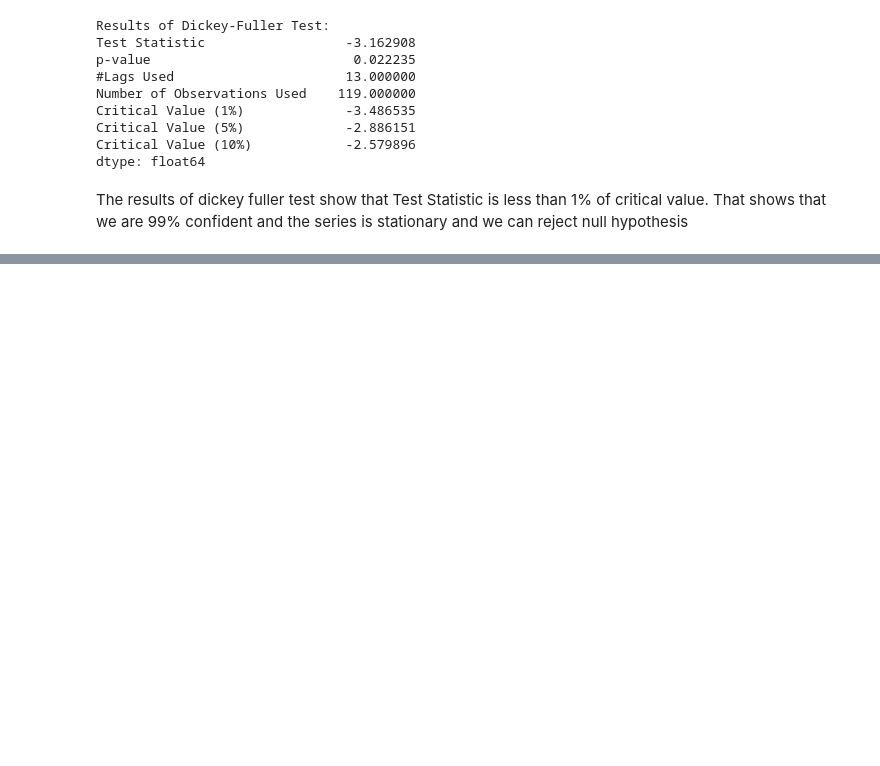
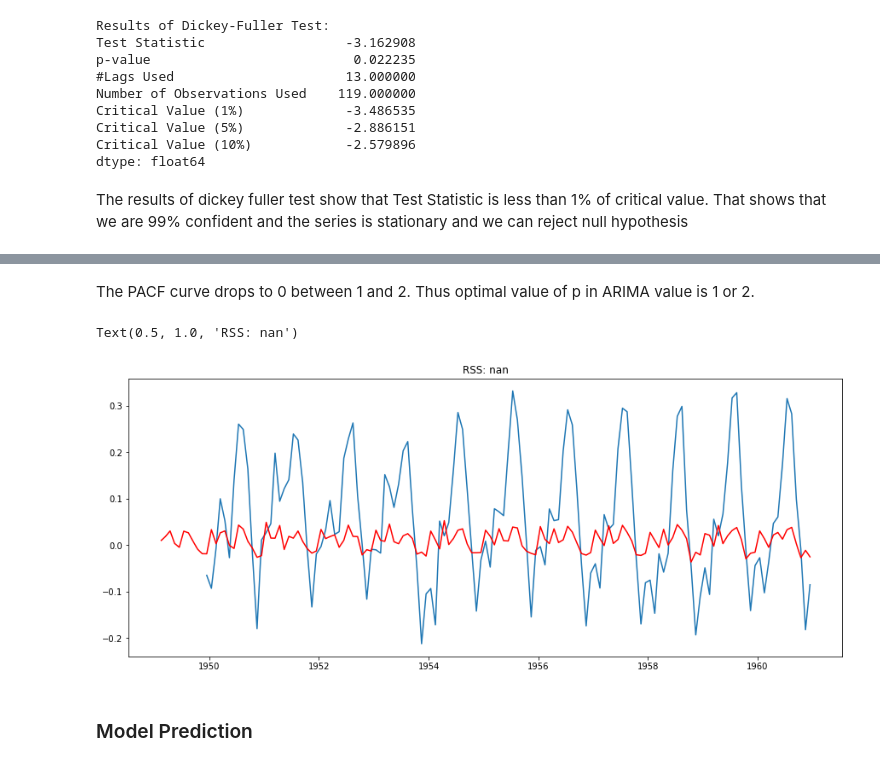
Before and after one commit to sravya273/ML-Practice-Projects, a Jupyter notebook: Airline passenger Prediction/Air Passengers.ipynb, the cells around one changed output, grey strips where cells are left out. Drawn from its saved outputs; the diff is of its cells as text; code cells hidden in the pictures; blank space fills up the shorter version.

```diff
--- a/Airline passenger Prediction/Air Passengers.ipynb
+++ b/Airline passenger Prediction/Air Passengers.ipynb
@@ -135,0 +159,13 @@ The results of dickey fuller test show that Test Statistic is less than 1% of cr
+# %% [markdown]
+The PACF curve drops to 0 between 1 and 2. Thus optimal value of p in ARIMA value is 1 or 2.
+# %%
+model = ARIMA(ts_log, order=(1, 1, 0))
+results_ARIMA = model.fit(disp=-1)
+plt.plot(ts_log_mv_diff)
+plt.plot(results_ARIMA.fittedvalues, color='red')
+plt.title('RSS: %.4f'% sum((results_ARIMA.fittedvalues[1:] - ts_log_mv_diff)**2))
+# %% [output]
+Text(0.5, 1.0, 'RSS: nan')
+[figure, added]
+# %% [markdown]
+### Model Prediction
```
Also changed, not shown: parts of 14 cells of this notebook.
